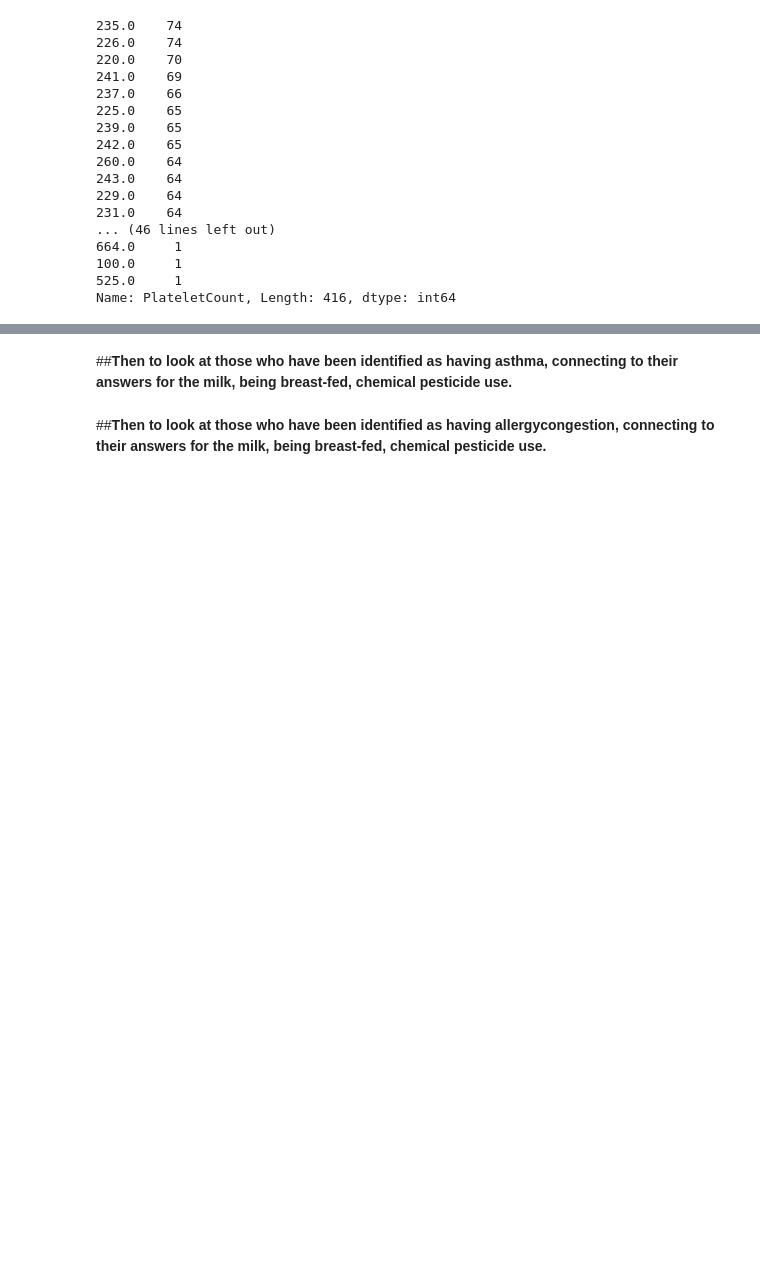
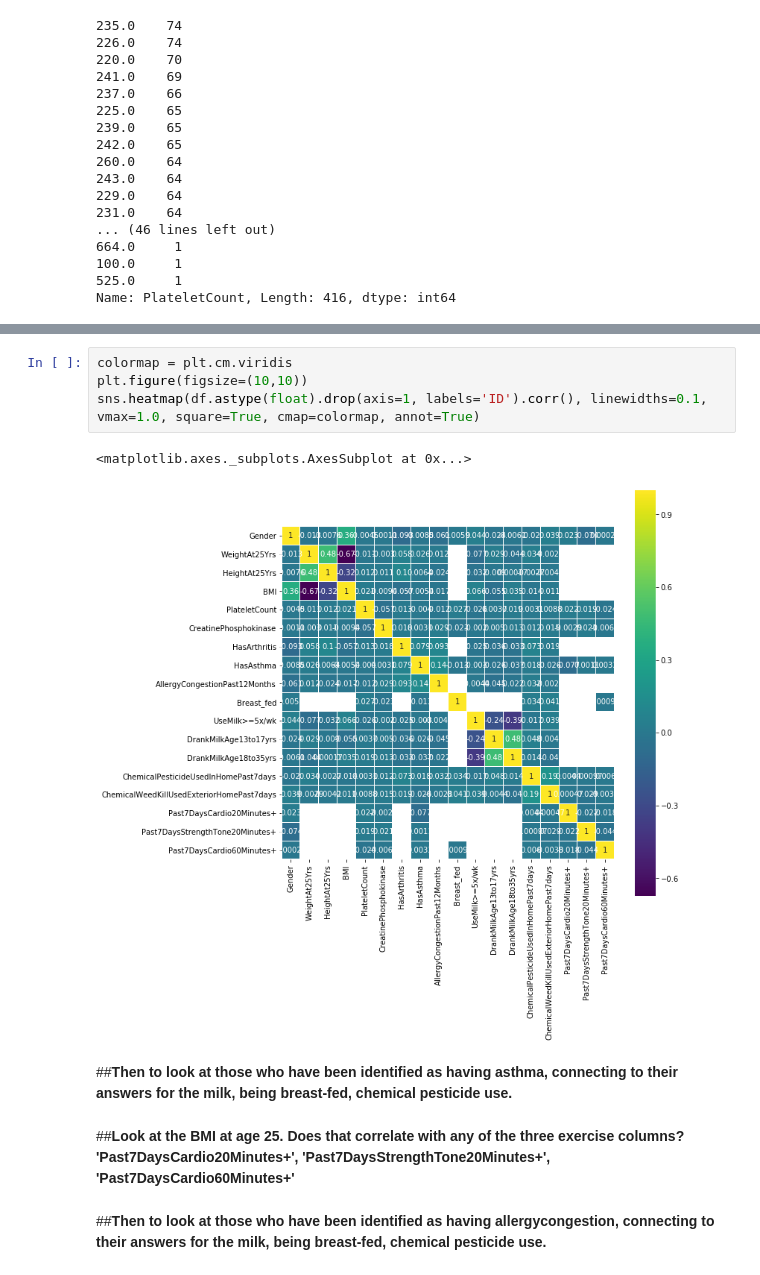
Before and after one commit to mightysquirrely/Capstone-2-Project, a Jupyter notebook: Capstone-2-Work.ipynb, the cells around one changed output, grey strips where cells are left out. Saved outputs shown, nothing was run; the diff lists cells and outputs as text; blank space fills up the shorter version.

```diff
--- a/Capstone-2-Work.ipynb
+++ b/Capstone-2-Work.ipynb
@@ -270,4 +296,13 @@ When arthritis = 1.0, report the creatinephophokinase, plateletcount, then their
+# %%
+colormap = plt.cm.viridis
+plt.figure(figsize=(10,10))
+sns.heatmap(df.astype(float).drop(axis=1, labels='ID').corr(), linewidths=0.1, vmax=1.0, square=True, cmap=colormap, annot=True)
+# %% [output]
+<matplotlib.axes._subplots.AxesSubplot at 0x...>
+[figure, added]
 # %% [markdown]
 ##**Then to look at those who have been identified as having asthma, connecting to their answers for the milk, being breast-fed, chemical pesticide use.**
+# %% [markdown]
+##**Look at the BMI at age 25.  Does that correlate with any of the three exercise columns? 'Past7DaysCardio20Minutes+', 'Past7DaysStrengthTone20Minutes+', 'Past7DaysCardio60Minutes+'**
 # %% [markdown]
 ##**Then to look at those who have been identified as having allergycongestion, connecting to their answers for the milk, being breast-fed, chemical pesticide use.**
```
Also changed, not shown: parts of 5 cells of this notebook.
